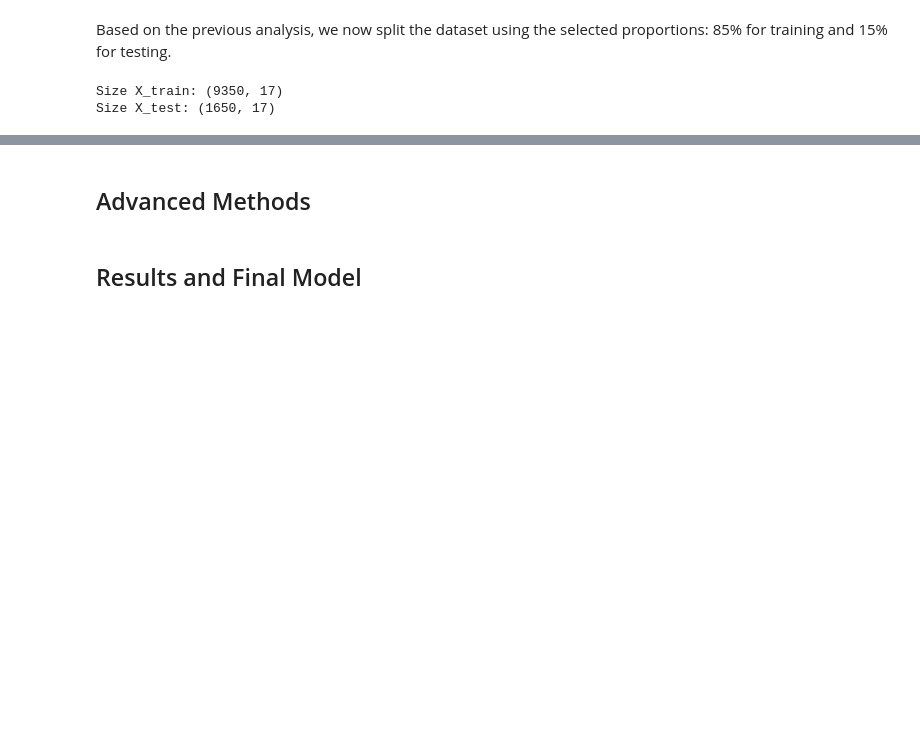
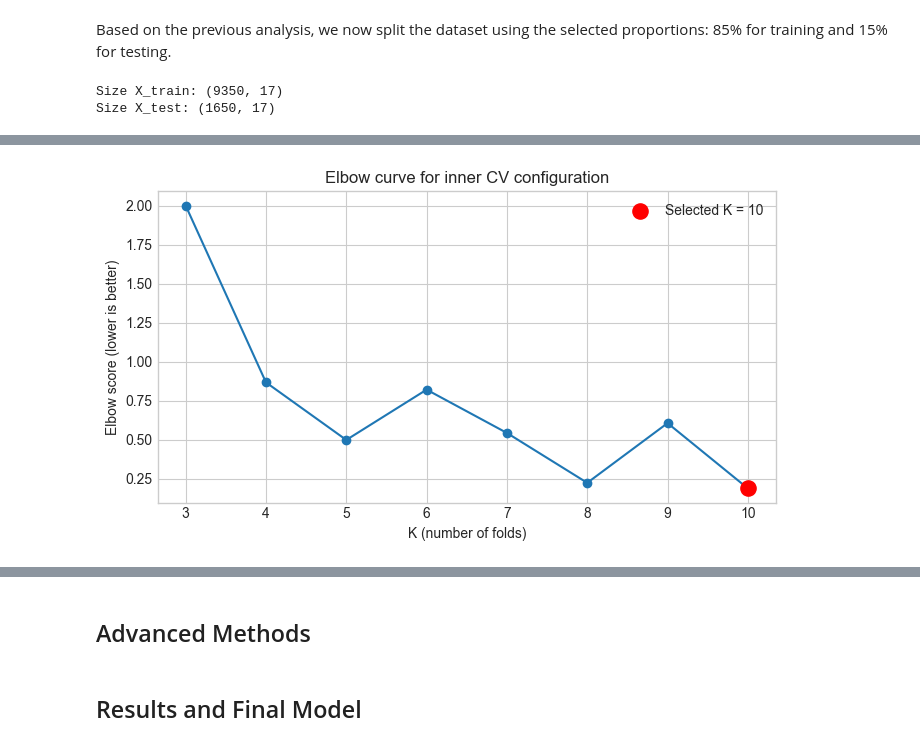
Before and after one commit to MiguelRamos9/TeamWorks, a Jupyter notebook: Big_Data_Intelligence/BDI_Assignment_training.ipynb, the cells around one changed output, grey strips where cells are left out. Drawn from its saved outputs; the diff is of its cells as text; code cells hidden in the pictures; blank space fills up the shorter version.

```diff
--- a/Big_Data_Intelligence/BDI_Assignment_training.ipynb
+++ b/Big_Data_Intelligence/BDI_Assignment_training.ipynb
@@ -433,4 +442,8 @@ print("Size X_test:", X_test.shape)
 # %% [output]
 Size X_train: (9350, 17)
 Size X_test: (1650, 17)
+# %%
+# Remove original pdays from the training and test sets
+X_train = X_train.drop(columns=['pdays'])
+X_test = X_test.drop(columns=['pdays'])
 # %% [markdown]
@@ -437,0 +569,20 @@ Size X_test: (1650, 17)
+# %%
+# Let's compute the Elbow method to select K
+
+# First, we make a copy to avoid touching the original table
+cv_elbow = cv_df.copy()
+
+# Then, we normalize accuracy and time to [0, 1]
+scaler = MinMaxScaler()
+cv_elbow[['Acc_norm', 'Time_norm']] = scaler.fit_transform(
+    cv_elbow[['Mean Accuracy', 'Time (s)']]
+)
+
+# 3) Compute elbow score: we want high accuracy (1 - Acc_norm) and low time (Time_norm)
+cv_elbow['ElbowScore'] = (1 - cv_elbow['Acc_norm']) + cv_elbow['Time_norm']
+
+# 4) Find the K that minimises the elbow score
+best_idx = cv_elbow['ElbowScore'].idxmin()
+K_elbow = cv_elbow.loc[best_idx, 'K folds']
+print("Suggested elbow K:", K_elbow)
+cv_elbow
@@ -437,0 +600,22 @@ Size X_test: (1650, 17)
+# %%
+# Plotting the elbow curve
+
+plt.style.use('seaborn-v0_8-whitegrid')
+fig, ax = plt.subplots(figsize=(7, 4))
+
+ax.plot(cv_elbow['K folds'], cv_elbow['ElbowScore'],
+        marker='o', linestyle='-')
+ax.set_xlabel('K (number of folds)')
+ax.set_ylabel('Elbow score (lower is better)')
+ax.set_title('Elbow curve for inner CV configuration')
+
+# Highlight the selected K
+ax.scatter(K_elbow,
+           cv_elbow.loc[best_idx, 'ElbowScore'],
+           color='red', s=120, zorder=5, label=f'Selected K = {K_elbow}')
+ax.legend()
+
+plt.tight_layout()
+plt.show()
+# %% [output]
+[figure, added]
```
Also changed, not shown: parts of 30 cells of this notebook.
